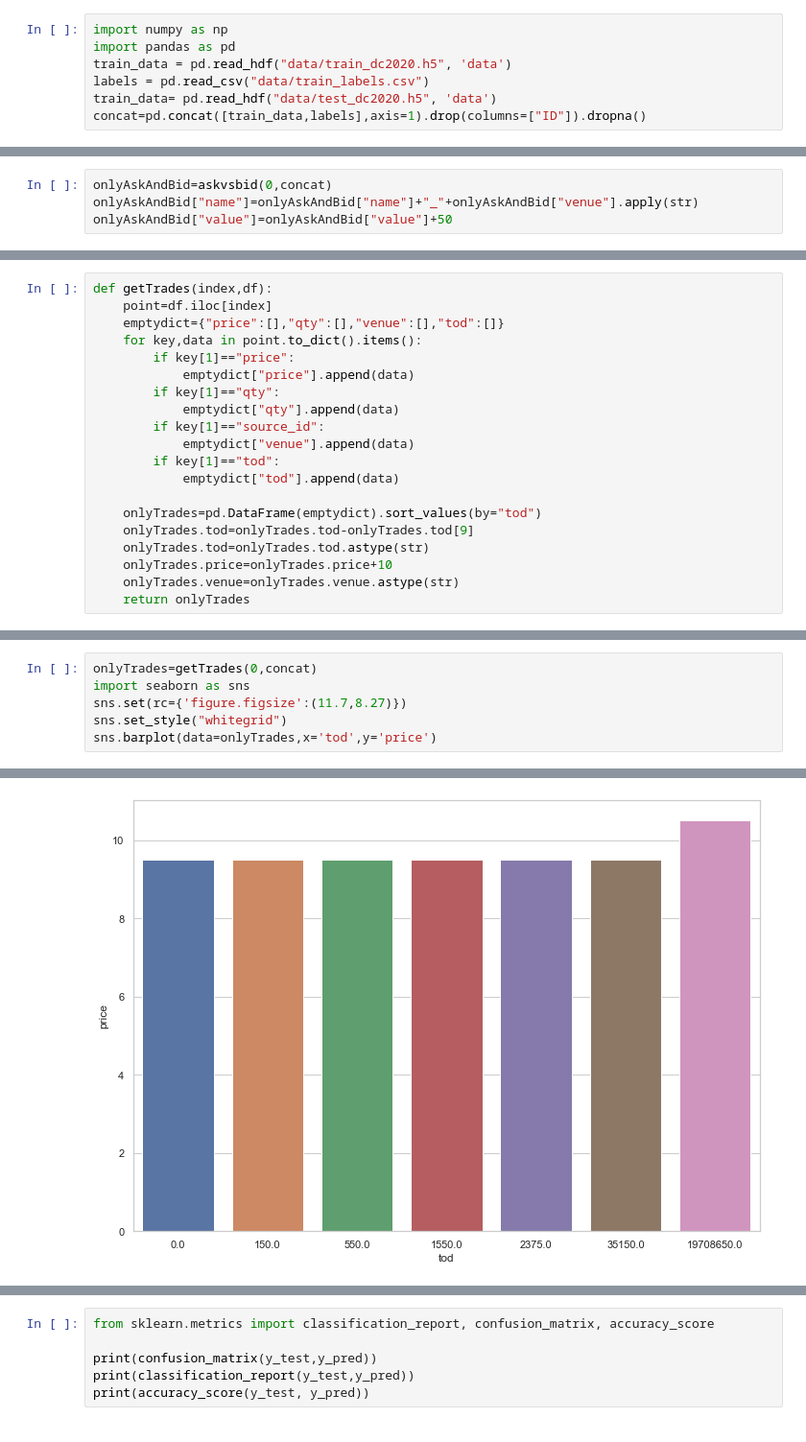
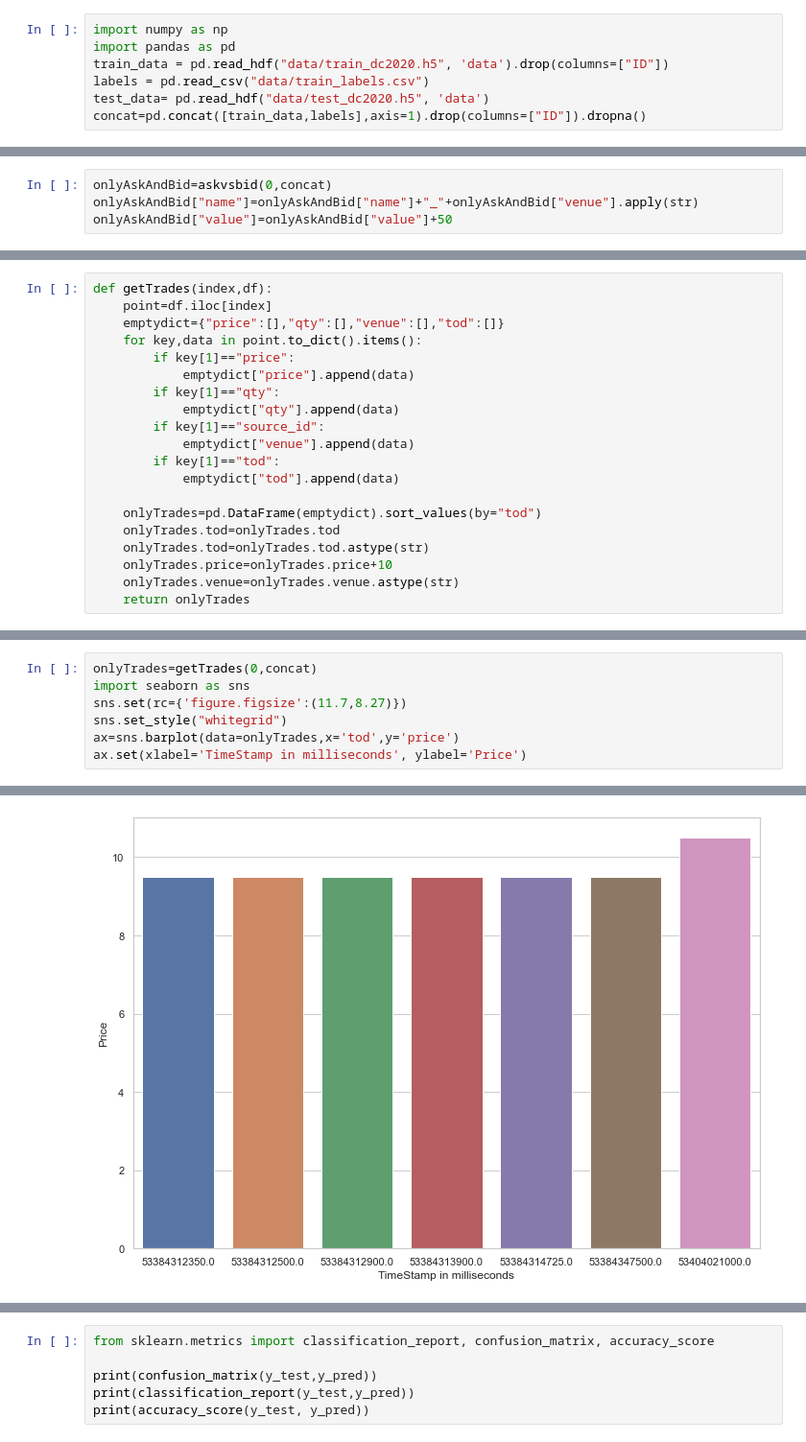
Before and after one commit to tariqmassaoudi/CFM-2020-EMINES, a Jupyter notebook: CFM analysis.ipynb, the cells around one changed output, grey strips where cells are left out. Shown at 96% size. Cells and saved outputs as stored; diff of their text form.

```diff
--- a/CFM analysis.ipynb
+++ b/CFM analysis.ipynb
@@ -12,7 +12,7 @@ Most financial markets use an electronic trading mechanism called a limit order
 # %%
 import numpy as np
 import pandas as pd
-train_data = pd.read_hdf("data/train_dc2020.h5", 'data')
+train_data = pd.read_hdf("data/train_dc2020.h5", 'data').drop(columns=["ID"])
 labels = pd.read_csv("data/train_labels.csv")
-train_data= pd.read_hdf("data/test_dc2020.h5", 'data')
+test_data= pd.read_hdf("data/test_dc2020.h5", 'data')
 concat=pd.concat([train_data,labels],axis=1).drop(columns=["ID"]).dropna()
@@ -71,7 +85,7 @@ def getTrades(index,df):
             emptydict["tod"].append(data)
 
     onlyTrades=pd.DataFrame(emptydict).sort_values(by="tod")
-    onlyTrades.tod=onlyTrades.tod-onlyTrades.tod[9]
+    onlyTrades.tod=onlyTrades.tod
     onlyTrades.tod=onlyTrades.tod.astype(str)
     onlyTrades.price=onlyTrades.price+10
     onlyTrades.venue=onlyTrades.venue.astype(str)
@@ -81,5 +100,6 @@ onlyTrades=getTrades(0,concat)
 import seaborn as sns
 sns.set(rc={'figure.figsize':(11.7,8.27)})
 sns.set_style("whitegrid")
-sns.barplot(data=onlyTrades,x='tod',y='price')
+ax=sns.barplot(data=onlyTrades,x='tod',y='price')
+ax.set(xlabel='TimeStamp in milliseconds', ylabel='Price')
 # %% [output]
@@ -87 +107 @@ sns.barplot(data=onlyTrades,x='tod',y='price')
-[figure, old version]
+[figure, new version]
```
Also changed, not shown: parts of 44 cells of this notebook.
